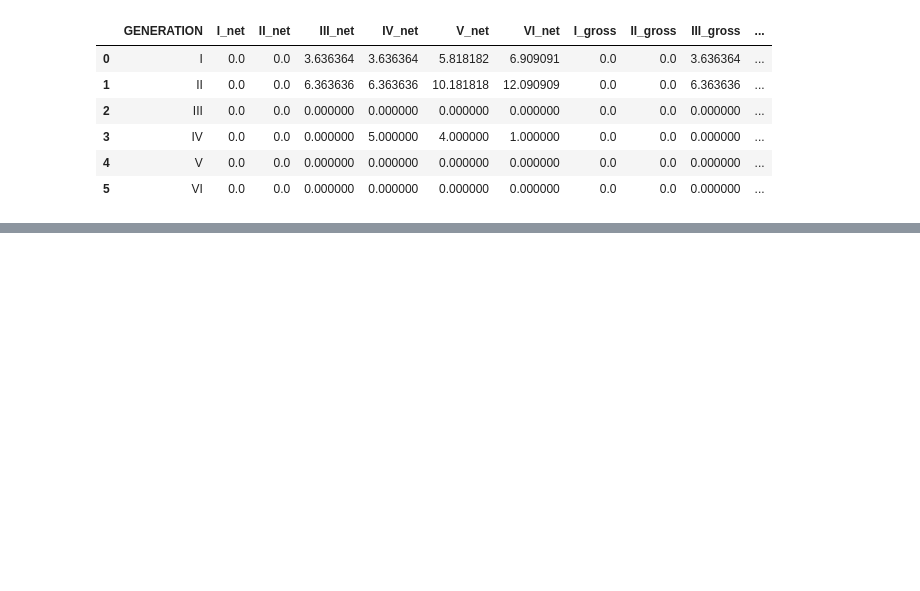
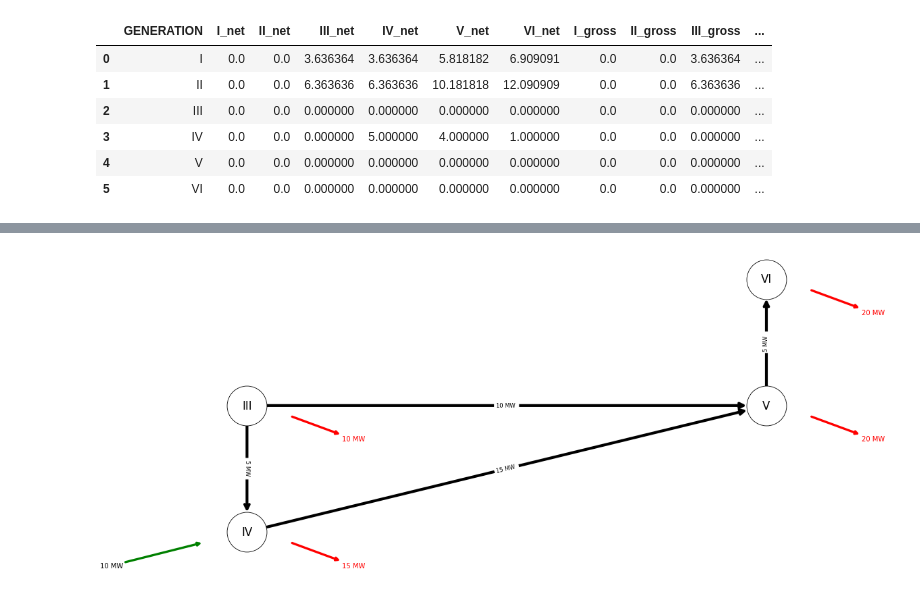
Before and after one commit to CJP123/carbon_trace, a Jupyter notebook: 00_network.ipynb, the cells around one changed output, grey strips where cells are left out. Cells and saved outputs as stored; diff of their text form; code cells hidden in the pictures; blank space fills up the shorter version.

```diff
--- a/00_trace.ipynb
+++ b/00_network.ipynb
@@ -270,0 +342,3 @@ def _make_df(self:Trace):
+# %%
+trace.plot_node('V')
+# %% [output]
@@ -270,0 +346 @@ def _make_df(self:Trace):
+[figure, added]
```
Also changed, not shown: parts of 16 cells of this notebook, 5 other files.
